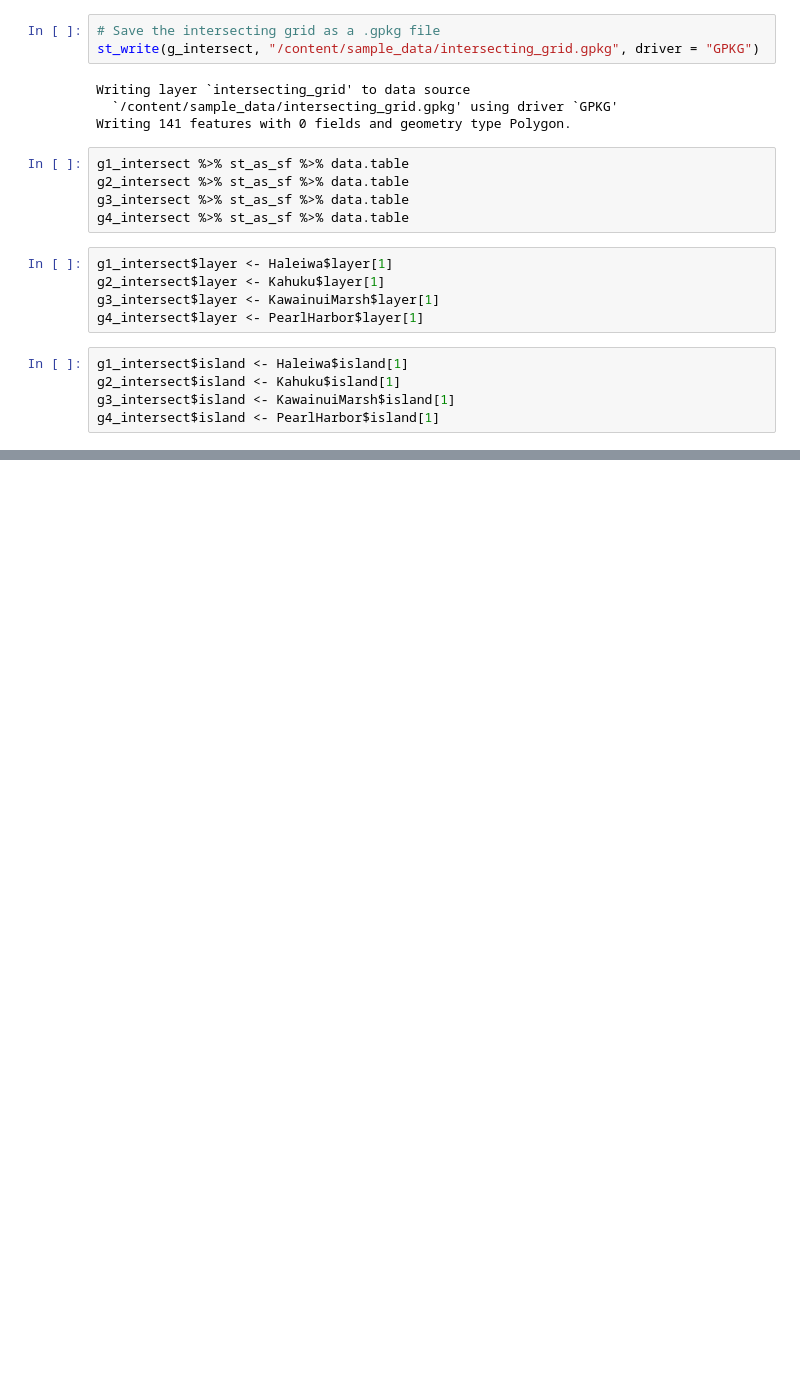
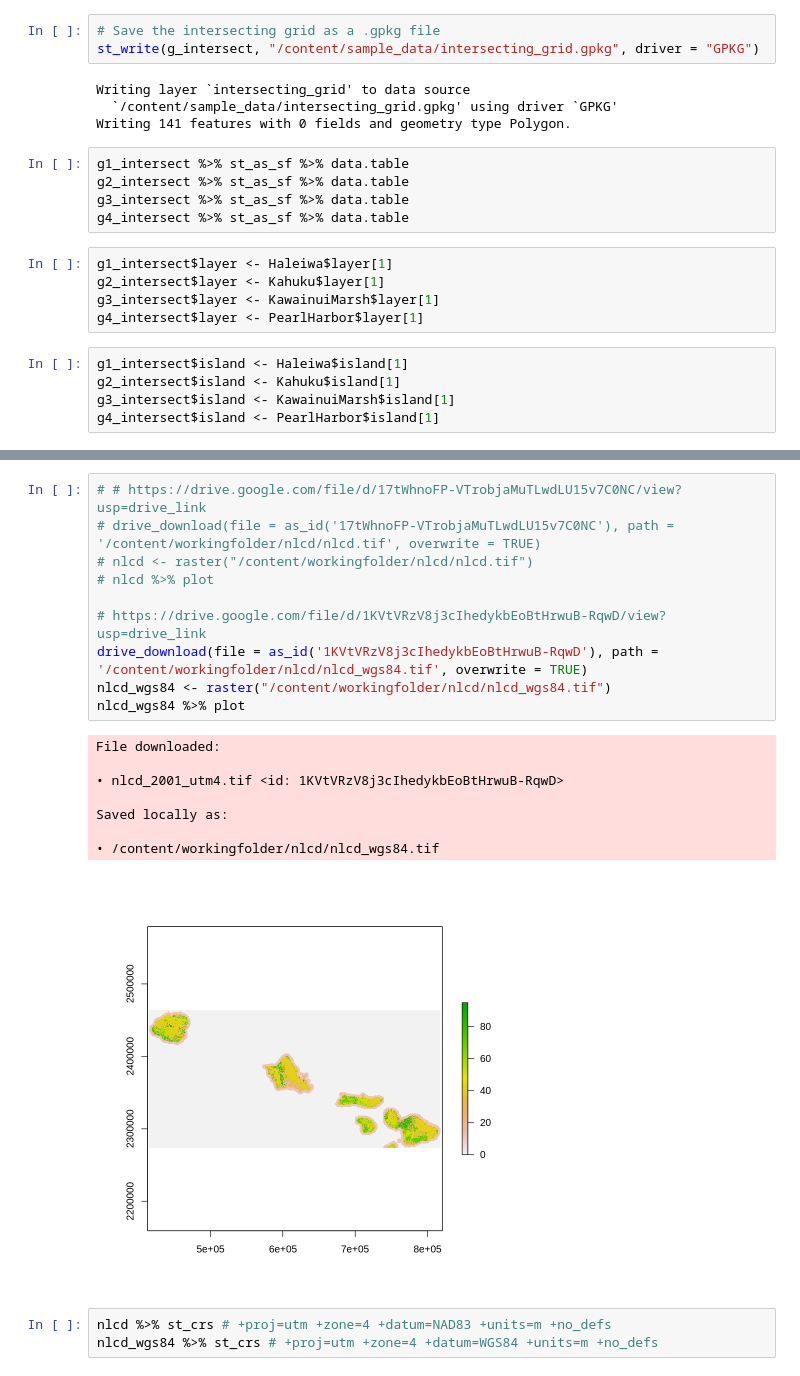
Before and after one commit to MadmanMarble/Planet_U-NET, a Jupyter notebook: AOI_make_grid.ipynb, the cells around one changed output, grey strips where cells are left out. Cells and saved outputs as stored; diff of their text form; blank space fills up the shorter version.

Commit message:
4/10/24 - at 6:58pm - saved pick up here

```diff
--- a/AOI_make_grid.ipynb
+++ b/AOI_make_grid.ipynb
@@ -499,0 +586,22 @@ g1_intersect = st_as_sf(g1[Haleiwa])
+# %%
+# # https://drive.google.com/file/d/17tWhnoFP-VTrobjaMuTLwdLU15v7C0NC/view?usp=drive_link
+# drive_download(file = as_id('17tWhnoFP-VTrobjaMuTLwdLU15v7C0NC'), path =  '/content/workingfolder/nlcd/nlcd.tif', overwrite = TRUE)
+# nlcd <- raster("/content/workingfolder/nlcd/nlcd.tif")
+# nlcd %>% plot
+
+# https://drive.google.com/file/d/1KVtVRzV8j3cIhedykbEoBtHrwuB-RqwD/view?usp=drive_link
+drive_download(file = as_id('1KVtVRzV8j3cIhedykbEoBtHrwuB-RqwD'), path =  '/content/workingfolder/nlcd/nlcd_wgs84.tif', overwrite = TRUE)
+nlcd_wgs84 <- raster("/content/workingfolder/nlcd/nlcd_wgs84.tif")
+nlcd_wgs84 %>% plot
+# %% [output]
+File downloaded:
+
+• nlcd_2001_utm4.tif <id: 1KVtVRzV8j3cIhedykbEoBtHrwuB-RqwD>
+
+Saved locally as:
+
+• /content/workingfolder/nlcd/nlcd_wgs84.tif
+[figure, added]
+# %%
+nlcd %>% st_crs # +proj=utm +zone=4 +datum=NAD83 +units=m +no_defs
+nlcd_wgs84 %>% st_crs # +proj=utm +zone=4 +datum=WGS84 +units=m +no_defs
```
Also changed, not shown: parts of 37 cells of this notebook.
